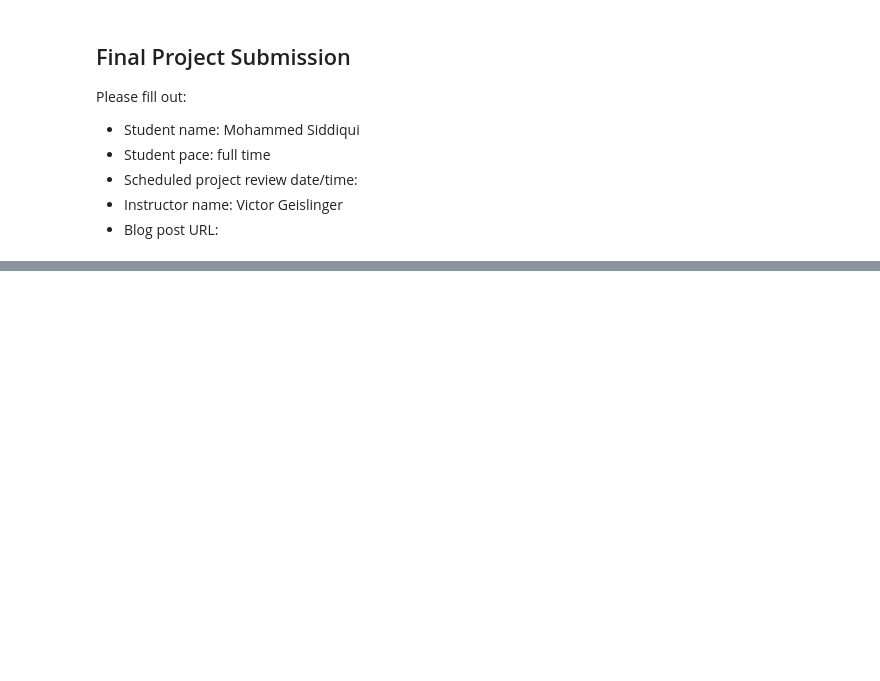
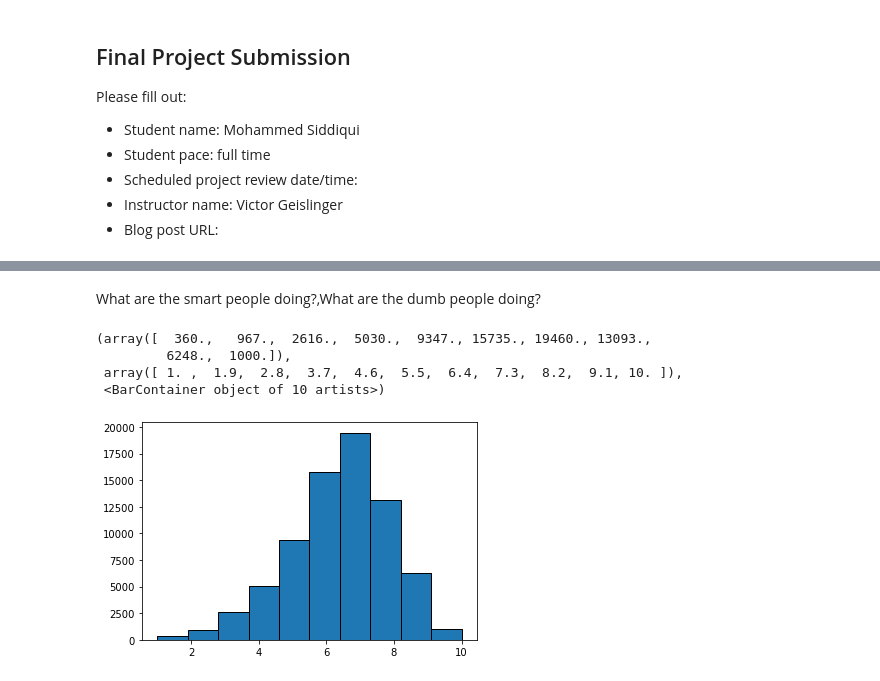
Before and after one commit to saifword/dsc-phase-1-project, a Jupyter notebook: student.ipynb, the cells around one changed output, grey strips where cells are left out. Saved outputs shown, nothing was run; the diff lists cells and outputs as text; code cells hidden in the pictures; blank space fills up the shorter version.

```diff
--- a/student.ipynb
+++ b/student.ipynb
@@ -31,0 +51,6 @@ df.head()
+# %%
+df_title =pd.read_csv('title.basics.csv')
+df_gross =pd.read_csv('bom.movie_gross.csv')
+df_ratings =pd.read_csv('title.ratings.csv')
+#df_rtrev =pd.read_csv('rt.reviews.tsv', sep="\t", encoding="ansi")
+#df_rtinfo= pd.read_csv('rt.movie_info.tsv', sep="\t", encoding="ansi")
@@ -31,0 +78,4 @@ df.head()
+# %%
+#df_title.set_index("tconst", inplace=True)
+df_ratings.set_index("tconst", inplace=True)
+df_ratings.head()
@@ -31,0 +112,10 @@ df.head()
+# %% [markdown]
+What are the smart people doing?,What are the dumb people doing?
+# %%
+plt.hist(df_ratings['averagerating'], bins=10, edgecolor='black')
+# %% [output]
+(array([  360.,   967.,  2616.,  5030.,  9347., 15735., 19460., 13093.,
+         6248.,  1000.]),
+ array([ 1. ,  1.9,  2.8,  3.7,  4.6,  5.5,  6.4,  7.3,  8.2,  9.1, 10. ]),
+ <BarContainer object of 10 artists>)
+[figure, added]
```
Also changed, not shown: parts of 12 cells of this notebook.
